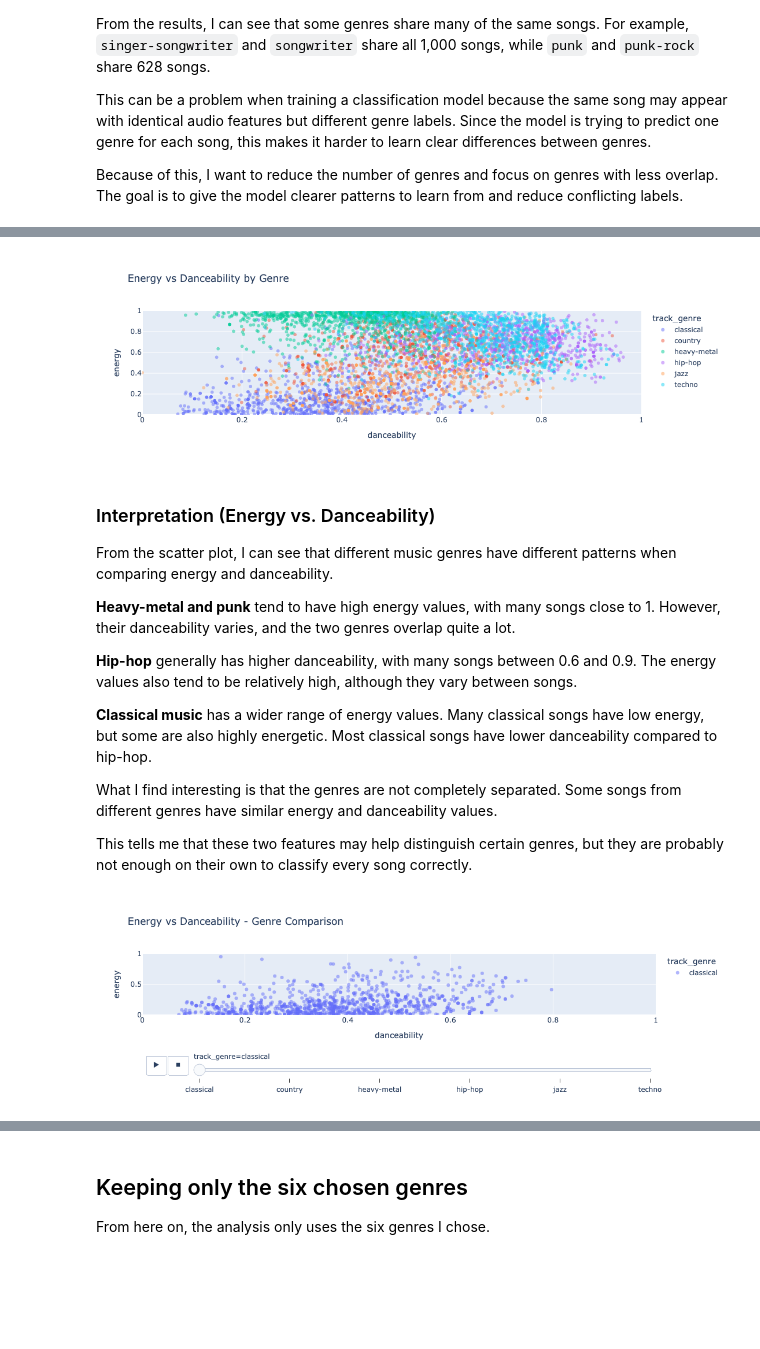
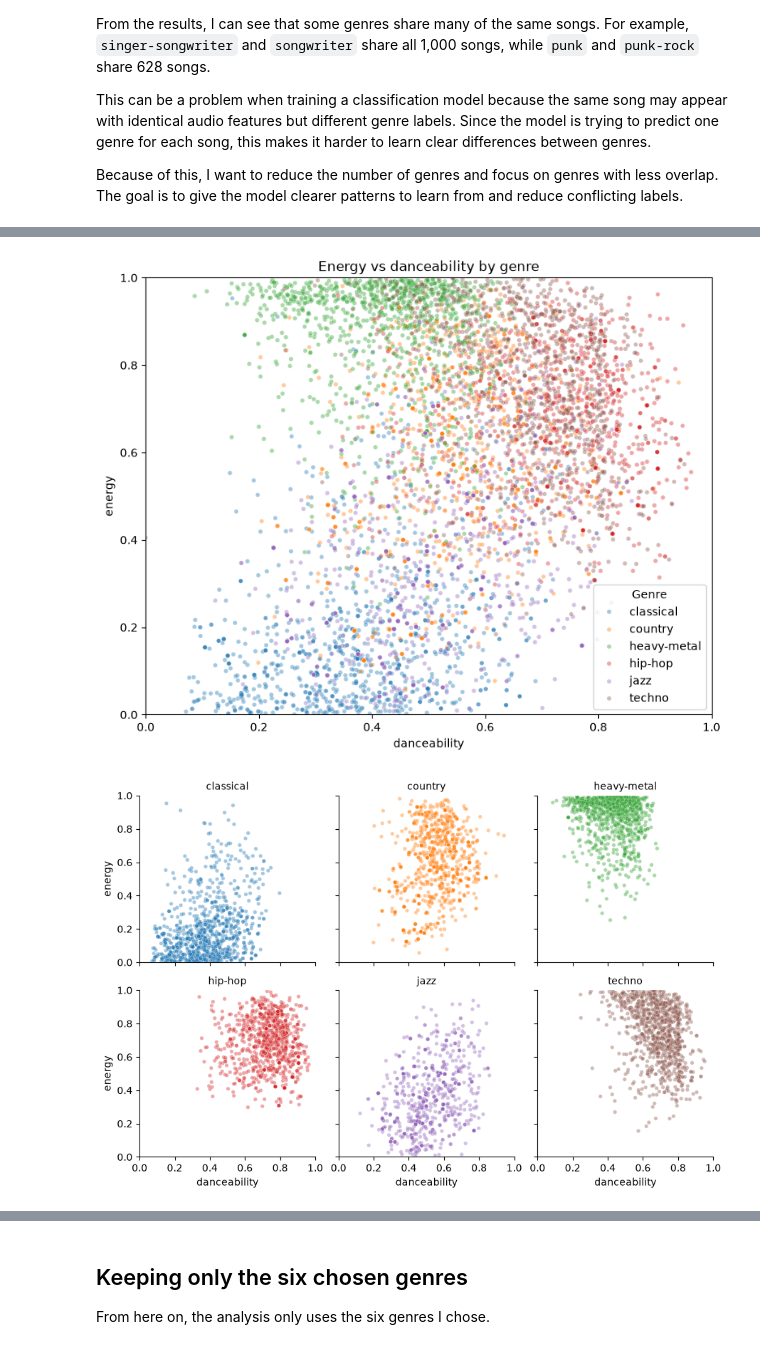
Before and after one commit to ehsamjo12/spotify-genre-classifier, a Jupyter notebook: notebooks/spotify_genre_classification.ipynb, the cells around one changed output, grey strips where cells are left out. Cells and saved outputs as stored; diff of their text form; code cells hidden in the pictures; blank space fills up the shorter version.

```diff
--- a/notebooks/spotify_genre_classification.ipynb
+++ b/notebooks/spotify_genre_classification.ipynb
@@ -494,53 +502,22 @@ However, just because the genres sound different does not mean they share no son
 # %%
+# Energy vs danceability for the six genres, one colour per genre
+plot_df = df[df['track_genre'].isin(genres)]
 
-plot_df = df[df['track_genre'].isin(genres)].copy()
-
-fig = px.scatter(
-    plot_df,
-    x='danceability',
-    y='energy',
-    color='track_genre',
-    hover_data=['track_id'],
-    opacity=0.5,
-    title='Energy vs Danceability by Genre'
-)
-
-fig.update_layout(
-    xaxis_range=[0, 1],
-    yaxis_range=[0, 1]
-)
-
-fig.show()
+plt.figure(figsize=(9, 7))
+sns.scatterplot(data=plot_df, x='danceability', y='energy', hue='track_genre', alpha=0.4, s=15)
+plt.xlim(0, 1)
+plt.ylim(0, 1)
+plt.title('Energy vs danceability by genre')
+plt.legend(title='Genre')
+plt.show()
 # %% [output]
-[figure, old version]
+[figure, new version]
-# %% [markdown]
-### Interpretation (Energy vs. Danceability)
-
-From the scatter plot, I can see that different music genres have different patterns when comparing energy and danceability.
-
-**Heavy-metal and punk** tend to have high energy values, with many songs close to 1. However, their danceability varies, and the two genres overlap quite a lot.
-
-**Hip-hop** generally has higher danceability, with many songs between 0.6 and 0.9. The energy values also tend to be relatively high, although they vary between songs.
-
-**Classical music** has a wider range of energy values. Many classical songs have low energy, but some are also highly energetic. Most classical songs have lower danceability compared to hip-hop.
-
-What I find interesting is that the genres are not completely separated. Some songs from different genres have similar energy and danceability values.
-
-This tells me that these two features may help distinguish certain genres, but they are probably not enough on their own to classify every song correctly.
 # %%
-
-fig = px.scatter(
-    plot_df,
-    x='danceability',
-    y='energy',
-    color='track_genre',
-    animation_frame='track_genre',
-    range_x=[0, 1],
-    range_y=[0, 1],
-    opacity=0.5,
-    title='Energy vs Danceability - Genre Comparison'
-)
-
-fig.show()
+# The same plot with one small plot per genre, so the genres don't hide each other
+grid = sns.relplot(data=plot_df, x='danceability', y='energy', col='track_genre', col_wrap=3,
+                   hue='track_genre', alpha=0.4, s=15, height=3, legend=False)
+grid.set(xlim=(0, 1), ylim=(0, 1))
+grid.set_titles('{col_name}')
+plt.show()
 # %% [output]
-[figure, old version]
+[figure, new version]
```
Also changed, not shown: parts of 160 cells of this notebook, 1 other file.
